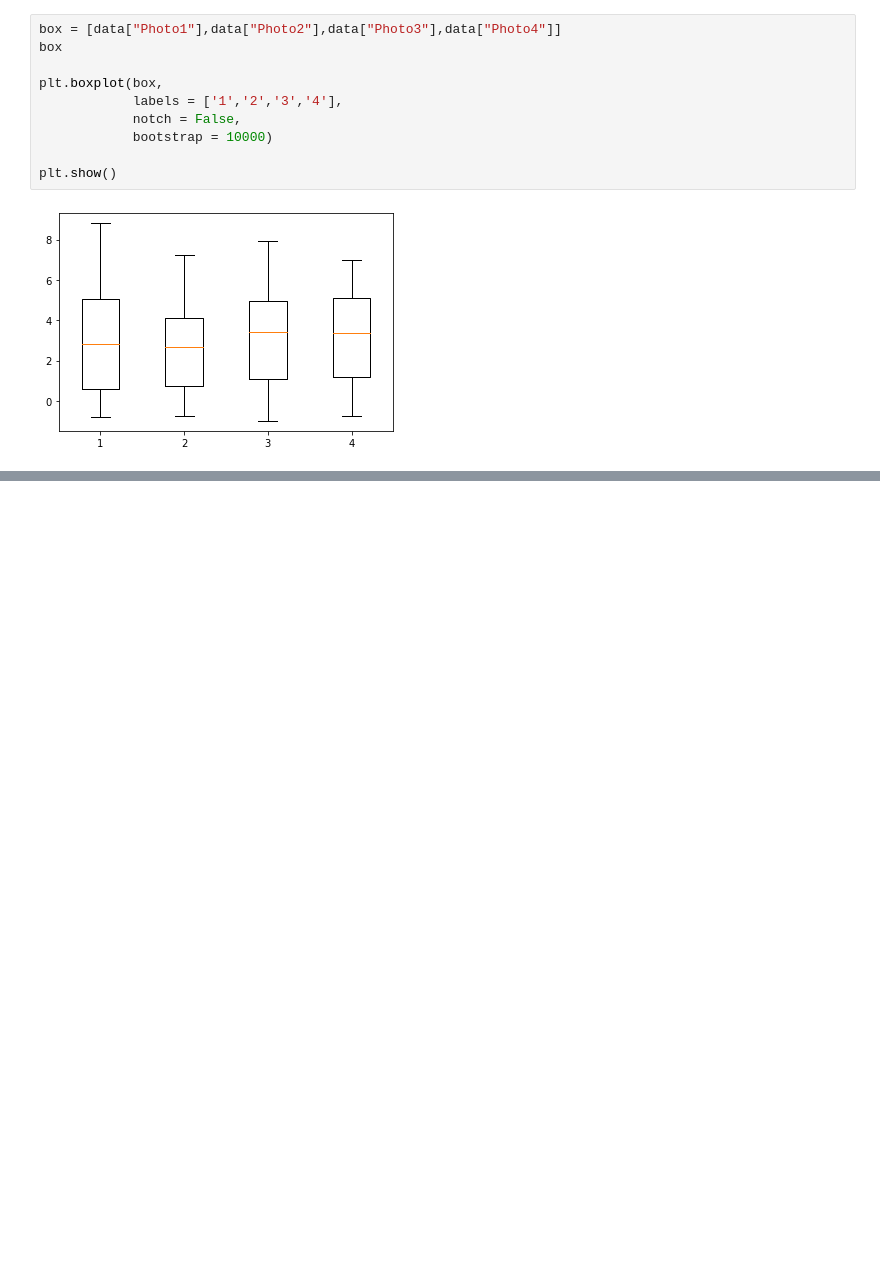
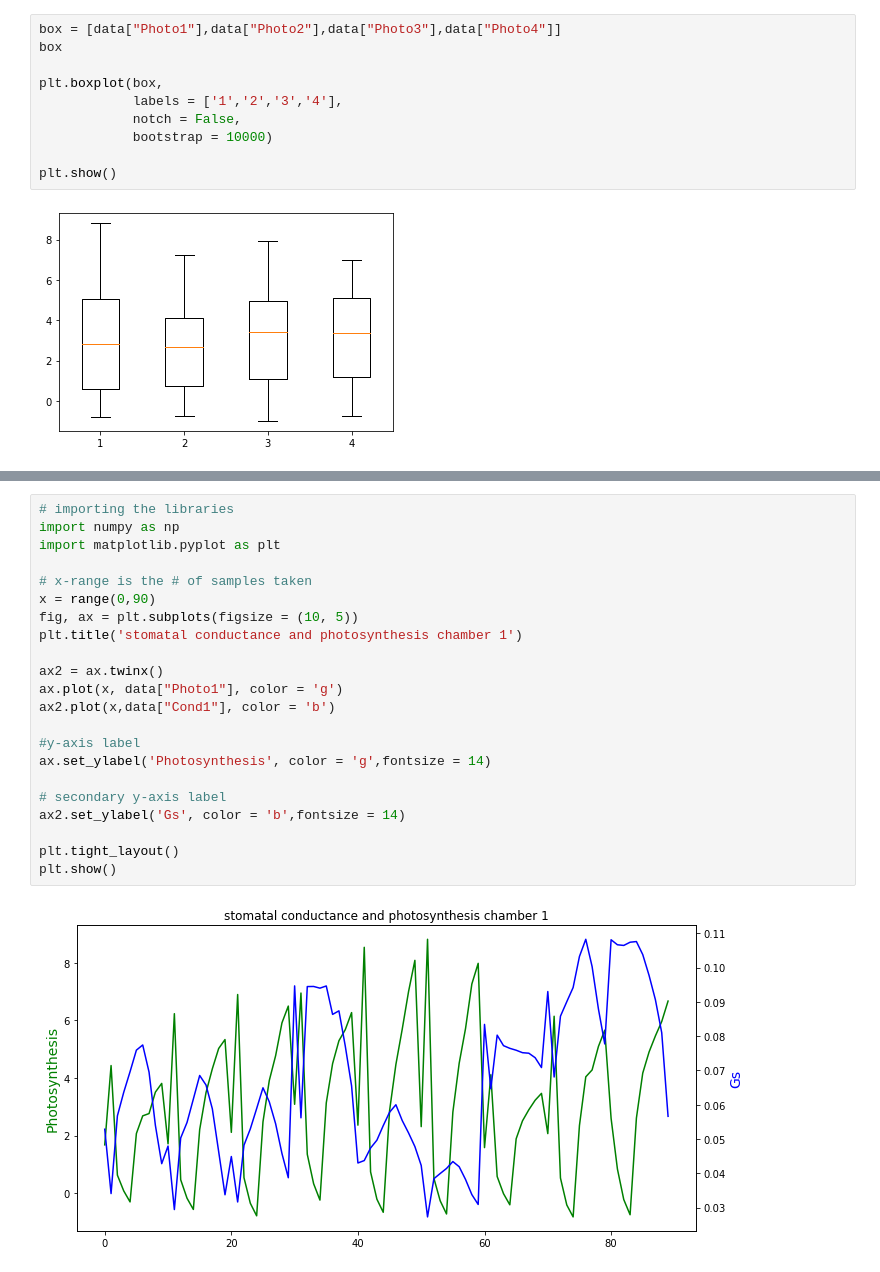
Before and after one commit to leahghill/pythonproject, a Jupyter notebook: PROJECT.ipynb, the cells around one changed output, grey strips where cells are left out. Cells and saved outputs as stored; diff of their text form; blank space fills up the shorter version.

```diff
--- a/PROJECT.ipynb
+++ b/PROJECT.ipynb
@@ -297,0 +285,24 @@ print(fvalue, pvalue)
+# %%
+# importing the libraries
+import numpy as np
+import matplotlib.pyplot as plt
+
+# x-range is the # of samples taken
+x = range(0,90)
+fig, ax = plt.subplots(figsize = (10, 5))
+plt.title('stomatal conductance and photosynthesis chamber 1')
+
+ax2 = ax.twinx()
+ax.plot(x, data["Photo1"], color = 'g')
+ax2.plot(x,data["Cond1"], color = 'b')
+
+#y-axis label
+ax.set_ylabel('Photosynthesis', color = 'g',fontsize = 14)
+
+# secondary y-axis label
+ax2.set_ylabel('Gs', color = 'b',fontsize = 14)
+
+plt.tight_layout()
+plt.show()
+# %% [output]
+[figure, added]
```
Also changed, not shown: parts of 17 cells of this notebook.
